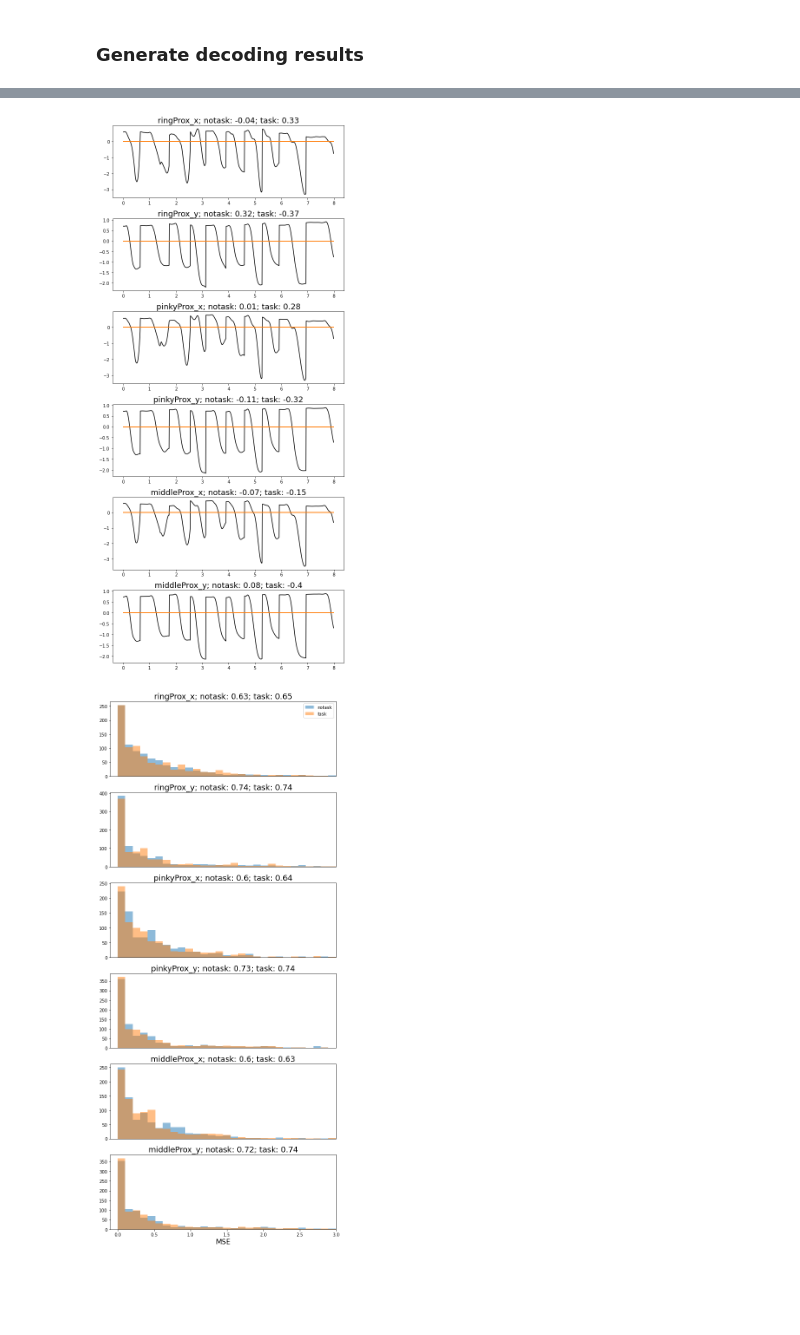
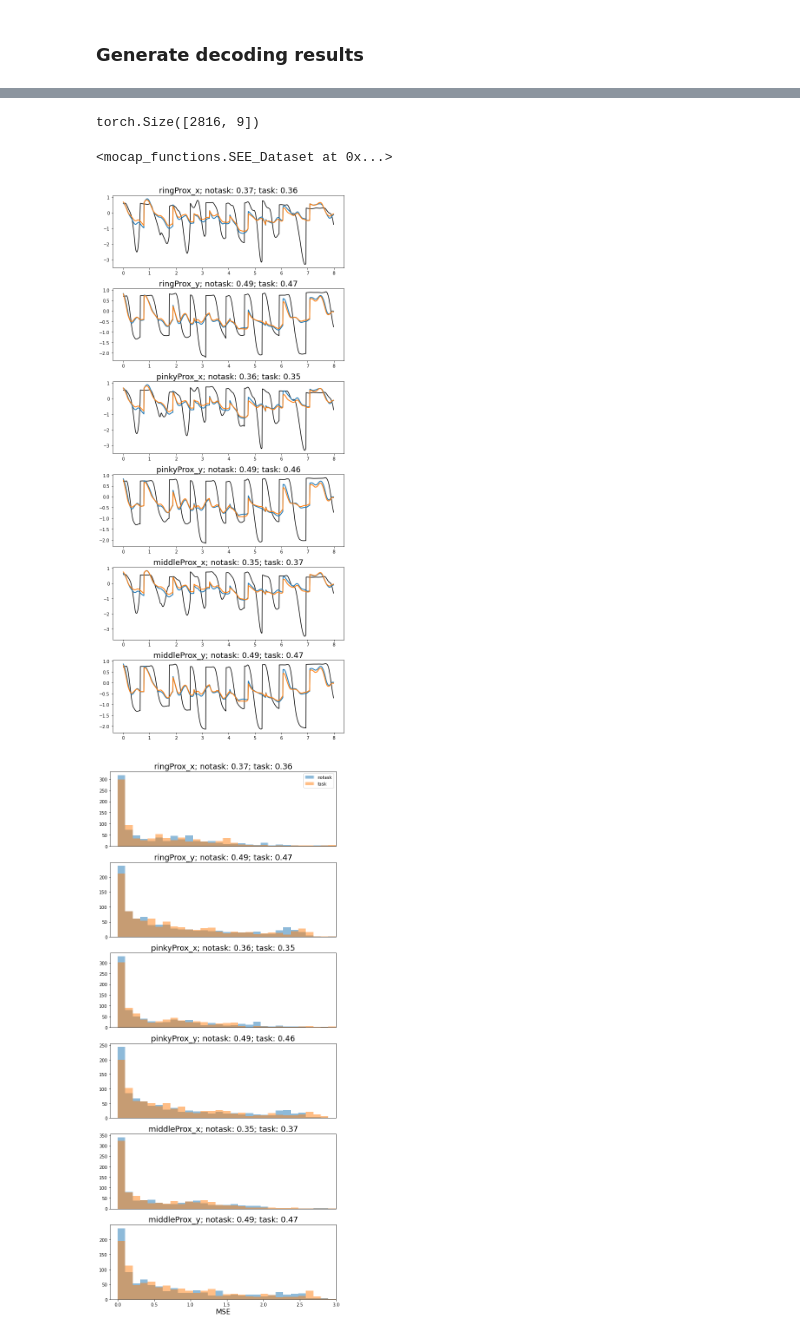
Before and after one commit to ntolley/SEE_decoding, a Jupyter notebook: notebooks/movement_decoding_rnn.ipynb, the cells around one changed output, grey strips where cells are left out. Cells and saved outputs as stored; diff of their text form; code cells hidden in the pictures; blank space fills up the shorter version.

Commit message:
WIP: sequence packing code

```diff
--- a/notebooks/movement_decoding_rnn.ipynb
+++ b/notebooks/movement_decoding_rnn.ipynb
@@ -142,7 +142,7 @@ for fold, (train_val_idx, test_idx) in enumerate(cv_split.split(trial_ids)):
 
 # neural_df = pd.concat(df_list)
 # %%
-num_neurons = 10
+num_neurons = 5
 rng = np.random.default_rng(222)
 random_units = rng.choice(range(85), size=85).astype(str)
 
@@ -573,9 +637,9 @@ def run_tst(pred_df, neural_df, neural_offset, task_info=True, window_size=10, n
 # %%
 neural_offset = 2
 window_size = 20
-# func_dict = {'wiener': run_wiener, 'rnn': run_rnn}
+func_dict = {'wiener': run_wiener, 'rnn': run_rnn}
 # func_dict = {'wiener': run_wiener, 'ann': run_ann}
-func_dict = {'wiener': run_wiener, 'tst': run_tst}
+# func_dict = {'wiener': run_wiener, 'rnn_wiener': run_rnn_wiener}
 # func_dict = {'wiener': run_wiener}
 
 df_dict = {'task': {'df': task_neural_noeyes_df, 'task_info': True, 'num_cat': len(layout_filter)},
@@ -616,7 +674,7 @@ Epoch: 20/1000 ... Train Loss: 1.1247  ... Validation Loss: 1.4538
 
 data_arrays, generators = mocap_functions.make_generators(
 wrist_df, neural_df, neural_offset, cv_dict, metadata, exclude_neural=None, window_size=window_size,
-flip_outputs=True)
+flip_outputs=True, full_sequence=True)
 
 # Unpack tuple into variables
 training_set, validation_set, testing_set = data_arrays
@@ -630,11 +690,19 @@ y_test_data = testing_set[:][1][:,-1,:].detach().cpu().numpy()
+# %%
+training_set.X_tensor.data.shape
+# %% [output]
+torch.Size([2816, 9])
+# %%
+training_set
+# %% [output]
+<mocap_functions.SEE_Dataset at 0x...>
 # %%
 tstart = 0
 bounds = np.arange(tstart, tstart + 800)
 x_vals = np.arange(len(bounds))/100
 
 # decoder_type = 'rnn'
-# decoder_type = 'tst'
-decoder_type = 'ann'
+decoder_type = 'rnn_wiener'
+# decoder_type = 'ann'
 # decoder_type = 'wiener'
 cond1 = 'notask'
 cond2 = 'task'
@@ -669,43 +737,44 @@ for col_idx in range(len(marker_names)):
 plt.tight_layout()
 # plt.savefig(f'movement_decoding_trajectory_{num_neurons}_neurons_layout.png')
 # %% [output]
-[figure, old version]
+[figure, new version]
 # %%
 plt.figure(figsize=(8, 3*(len(marker_names))))
 tstart = 300
 
 # decoder_type = 'rnn'
 # decoder_type = 'ann'
+decoder_type = 'rnn_wiener'
 # decoder_type = 'wiener'
 
 bins = np.linspace(0,3,30)
 for col_idx in range(len(marker_names)):
     plt.subplot(len(marker_names), 1, col_idx+1)
     cond1_mse = np.square(decode_results[decoder_type][cond1]['test_pred'][:, col_idx] - y_test_data[:, col_idx])
     cond2_mse = np.square(decode_results[decoder_type][cond2]['test_pred'][:, col_idx] - y_test_data[:, col_idx])
 
     plt.hist(cond1_mse, color='C0', linewidth=2, label=cond1, bins=bins, alpha=0.5)
     plt.hist(cond2_mse, color='C1', linewidth=2, label=cond2, bins=bins, alpha=0.5)
 
     layout_corr = np.round(decode_results[decoder_type][cond1]['test_corr'][col_idx], 2)
     nolayout_corr = np.round(decode_results[decoder_type][cond2]['test_corr'][col_idx], 2)
     plt.title(f"{marker_names[col_idx]}; {cond1}: {layout_corr}; {cond2}: {nolayout_corr}", fontsize=18)
 
     if col_idx == len(marker_names) - 1:
         plt.xlabel('MSE', fontsize=16)
     else:
         plt.xticks([])
 
     if col_idx == 0:
         plt.legend()
 
     #plt.ylim(plt.ylim(0, 4000))
     plt.xlim(plt.xlim(-0.1, bins[-1]))
 
 plt.tight_layout()
 # plt.savefig(f'movement_decoding_mse_{num_neurons}_neurons_layout.png')
 # %% [output]
-[figure, old version]
+[figure, new version]
 # %%
 nolayout_test_corr = decode_results[decoder_type][cond1]['test_corr']
 all_test_corr = decode_results[decoder_type][cond2]['test_corr']
```
Also changed, not shown: parts of 8 cells of this notebook, 2 other files.
